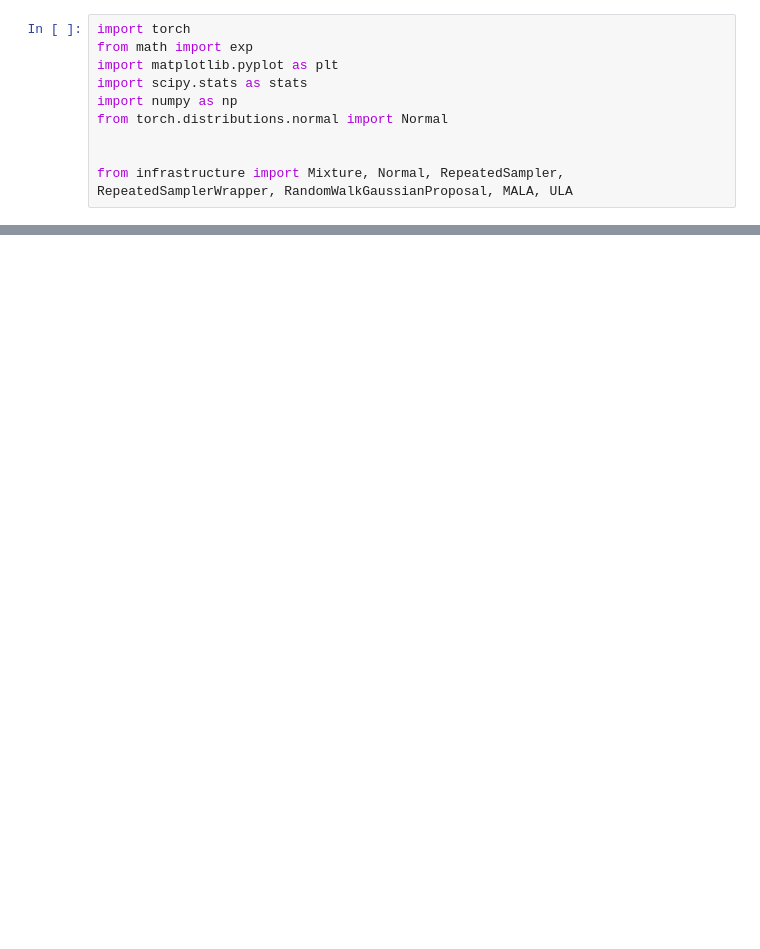
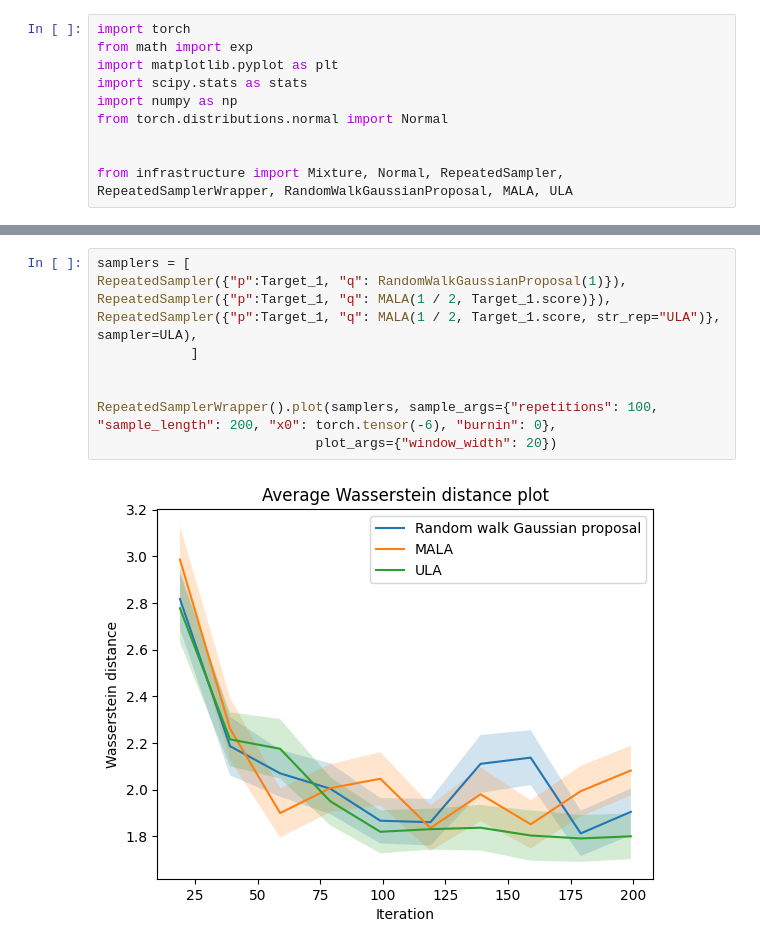
Before and after one commit to justinlau20/Sampling, a Jupyter notebook: plotting/W_dist plot.ipynb, the cells around one changed output, grey strips where cells are left out. Cells and saved outputs as stored; diff of their text form; blank space fills up the shorter version.

```diff
--- a/plotting/W_dist plot.ipynb
+++ b/plotting/W_dist plot.ipynb
@@ -10,0 +18,12 @@ from infrastructure import Mixture, Normal, RepeatedSampler, RepeatedSamplerWrap
+# %%
+samplers = [
+RepeatedSampler({"p":Target_1, "q": RandomWalkGaussianProposal(1)}),
+RepeatedSampler({"p":Target_1, "q": MALA(1 / 2, Target_1.score)}),
+RepeatedSampler({"p":Target_1, "q": MALA(1 / 2, Target_1.score, str_rep="ULA")}, sampler=ULA),
+            ]
+
+
+RepeatedSamplerWrapper().plot(samplers, sample_args={"repetitions": 100, "sample_length": 200, "x0": torch.tensor(-6), "burnin": 0},
+                            plot_args={"window_width": 20})
+# %% [output]
+[figure, added]
```
Also changed, not shown: parts of 9 cells of this notebook, 9 other files.
